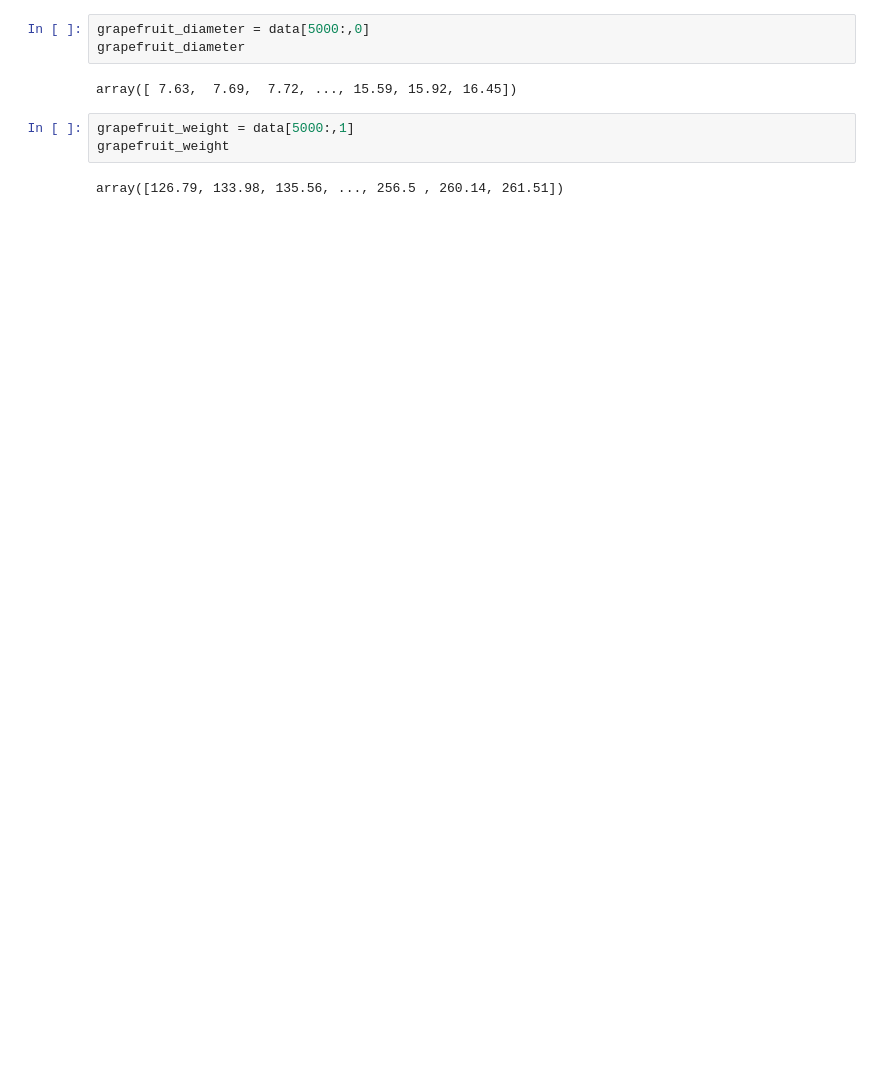
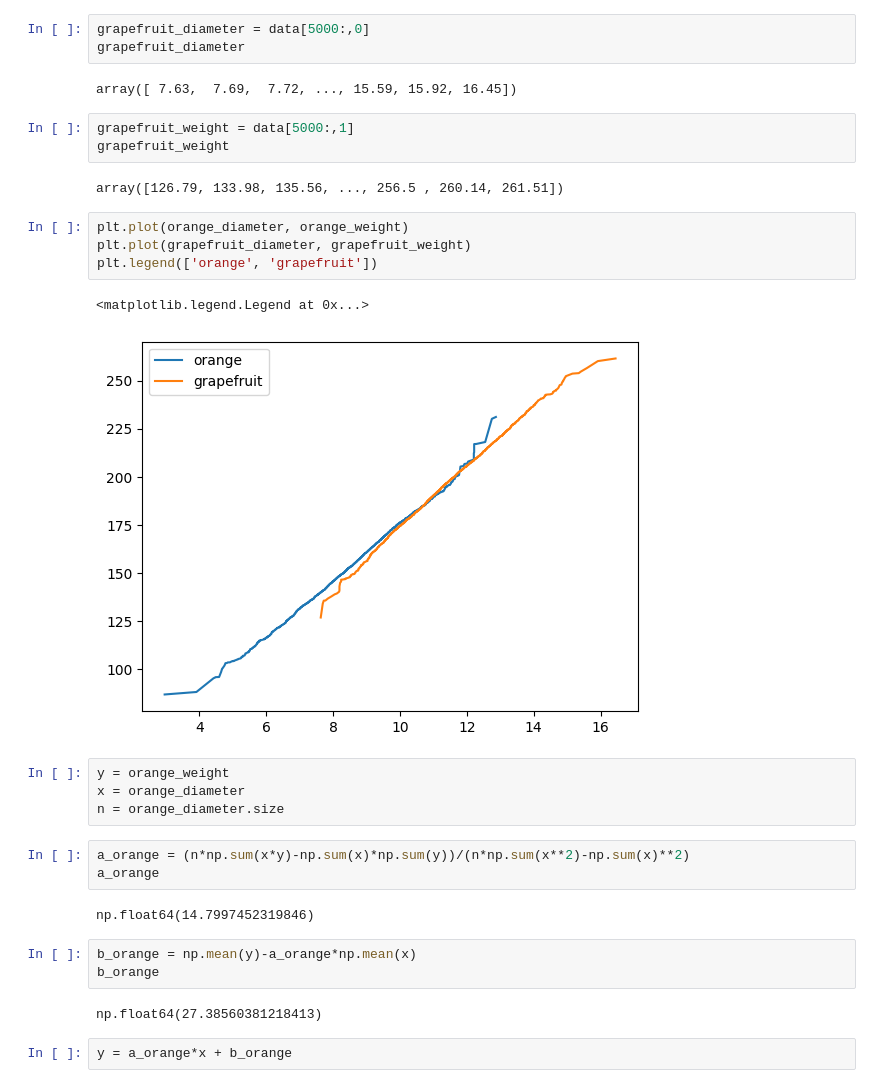
Before and after one commit to rafaelreisramos/oracle-one, a Jupyter notebook: numpy-analise-numerica-eficiente-python/citrus.ipynb, the cells around one changed output. Drawn from its saved outputs; the diff is of its cells as text; blank space fills up the shorter version.

```diff
--- a/numpy-analise-numerica-eficiente-python/citrus.ipynb
+++ b/numpy-analise-numerica-eficiente-python/citrus.ipynb
@@ -35,3 +30,26 @@ grapefruit_weight = data[5000:,1]
 grapefruit_weight
 # %% [output]
 array([126.79, 133.98, 135.56, ..., 256.5 , 260.14, 261.51])
+# %%
+plt.plot(orange_diameter, orange_weight)
+plt.plot(grapefruit_diameter, grapefruit_weight)
+plt.legend(['orange', 'grapefruit'])
+# %% [output]
+<matplotlib.legend.Legend at 0x...>
+[figure, added]
+# %%
+y = orange_weight
+x = orange_diameter
+n = orange_diameter.size
+# %%
+a_orange = (n*np.sum(x*y)-np.sum(x)*np.sum(y))/(n*np.sum(x**2)-np.sum(x)**2)
+a_orange
+# %% [output]
+np.float64(14.7997452319846)
+# %%
+b_orange = np.mean(y)-a_orange*np.mean(x)
+b_orange
+# %% [output]
+np.float64(27.38560381218413)
+# %%
+y = a_orange*x + b_orange
```
Also changed, not shown: parts of 7 cells of this notebook.
